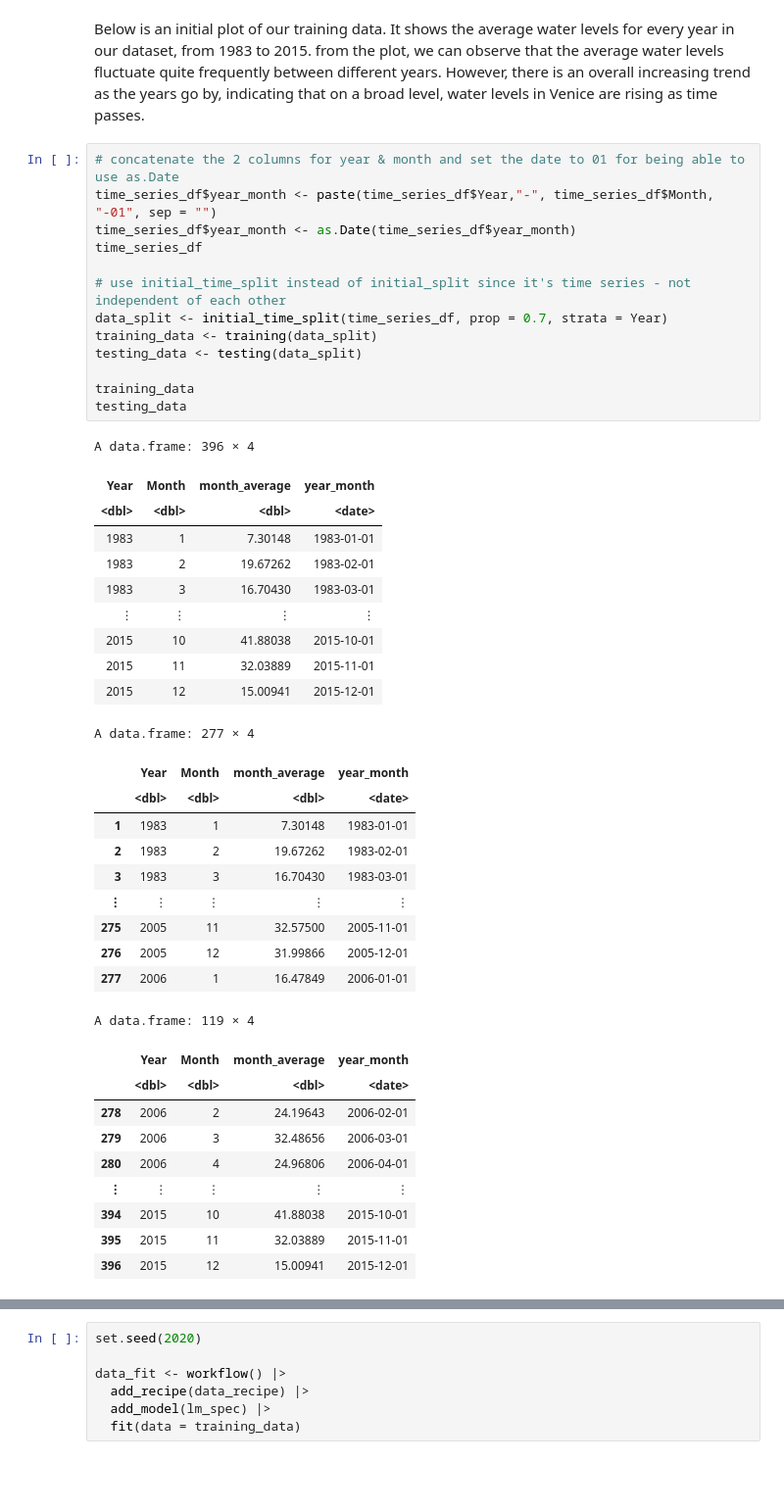
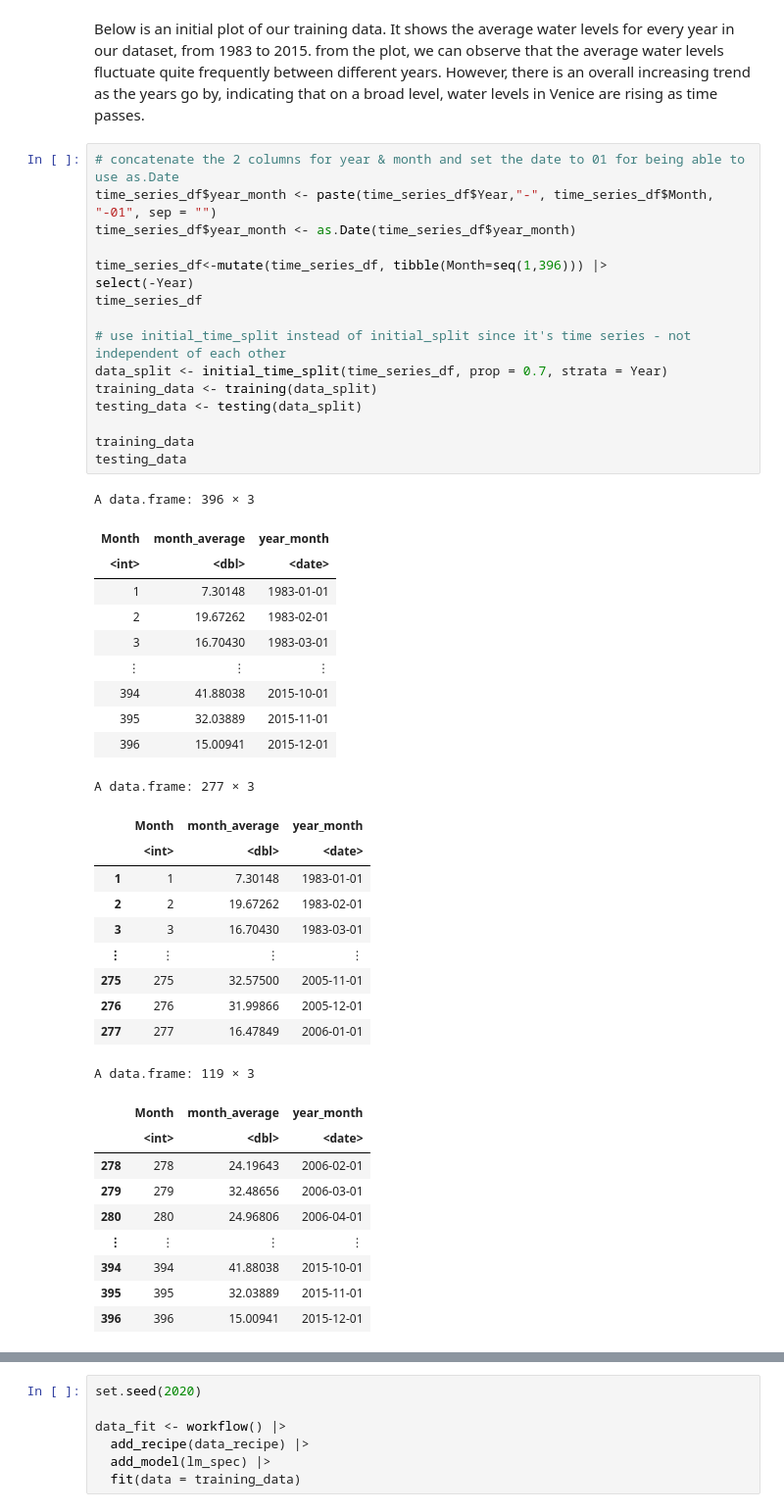
Before and after one commit to Applemyp/dsci100-group36-project, a Jupyter notebook: Group Project Report.ipynb, the cells around one changed output, grey strips where cells are left out. Shown at 98% size. Drawn from its saved outputs; the diff is of its cells as text; blank space fills up the shorter version.

```diff
--- a/Group Project Report.ipynb
+++ b/Group Project Report.ipynb
@@ -74,46 +86,49 @@ Below is an initial plot of our training data. It shows the average water levels
 # %%
 # concatenate the 2 columns for year & month and set the date to 01 for being able to use as.Date
 time_series_df$year_month <- paste(time_series_df$Year,"-", time_series_df$Month, "-01", sep = "")
 time_series_df$year_month <- as.Date(time_series_df$year_month)
+
+time_series_df<-mutate(time_series_df, tibble(Month=seq(1,396))) |>
+select(-Year)
 time_series_df
 
 # use initial_time_split instead of initial_split since it's time series - not independent of each other
 data_split <- initial_time_split(time_series_df, prop = 0.7, strata = Year)
 training_data <- training(data_split)
 testing_data <- testing(data_split)
 
 training_data
 testing_data
 # %% [output]
-A data.frame: 396 × 4
+A data.frame: 396 × 3
-| Year | Month | month_average | year_month |
-| <dbl> | <dbl> | <dbl> | <date> |
-| 1983 | 1 | 7.30148 | 1983-01-01 |
-| 1983 | 2 | 19.67262 | 1983-02-01 |
-| 1983 | 3 | 16.70430 | 1983-03-01 |
-| ⋮ | ⋮ | ⋮ | ⋮ |
-| 2015 | 10 | 41.88038 | 2015-10-01 |
-| 2015 | 11 | 32.03889 | 2015-11-01 |
-| 2015 | 12 | 15.00941 | 2015-12-01 |
+| Month | month_average | year_month |
+| <int> | <dbl> | <date> |
+| 1 | 7.30148 | 1983-01-01 |
+| 2 | 19.67262 | 1983-02-01 |
+| 3 | 16.70430 | 1983-03-01 |
+| ⋮ | ⋮ | ⋮ |
+| 394 | 41.88038 | 2015-10-01 |
+| 395 | 32.03889 | 2015-11-01 |
+| 396 | 15.00941 | 2015-12-01 |
-A data.frame: 277 × 4
+A data.frame: 277 × 3
-|  | Year | Month | month_average | year_month |
-|  | <dbl> | <dbl> | <dbl> | <date> |
-| 1 | 1983 | 1 | 7.30148 | 1983-01-01 |
-| 2 | 1983 | 2 | 19.67262 | 1983-02-01 |
-| 3 | 1983 | 3 | 16.70430 | 1983-03-01 |
-| ⋮ | ⋮ | ⋮ | ⋮ | ⋮ |
-| 275 | 2005 | 11 | 32.57500 | 2005-11-01 |
-| 276 | 2005 | 12 | 31.99866 | 2005-12-01 |
-| 277 | 2006 | 1 | 16.47849 | 2006-01-01 |
+|  | Month | month_average | year_month |
+|  | <int> | <dbl> | <date> |
+| 1 | 1 | 7.30148 | 1983-01-01 |
+| 2 | 2 | 19.67262 | 1983-02-01 |
+| 3 | 3 | 16.70430 | 1983-03-01 |
+| ⋮ | ⋮ | ⋮ | ⋮ |
+| 275 | 275 | 32.57500 | 2005-11-01 |
+| 276 | 276 | 31.99866 | 2005-12-01 |
+| 277 | 277 | 16.47849 | 2006-01-01 |
-A data.frame: 119 × 4
+A data.frame: 119 × 3
-|  | Year | Month | month_average | year_month |
-|  | <dbl> | <dbl> | <dbl> | <date> |
-| 278 | 2006 | 2 | 24.19643 | 2006-02-01 |
-| 279 | 2006 | 3 | 32.48656 | 2006-03-01 |
-| 280 | 2006 | 4 | 24.96806 | 2006-04-01 |
-| ⋮ | ⋮ | ⋮ | ⋮ | ⋮ |
-| 394 | 2015 | 10 | 41.88038 | 2015-10-01 |
-| 395 | 2015 | 11 | 32.03889 | 2015-11-01 |
-| 396 | 2015 | 12 | 15.00941 | 2015-12-01 |
+|  | Month | month_average | year_month |
+|  | <int> | <dbl> | <date> |
+| 278 | 278 | 24.19643 | 2006-02-01 |
+| 279 | 279 | 32.48656 | 2006-03-01 |
+| 280 | 280 | 24.96806 | 2006-04-01 |
+| ⋮ | ⋮ | ⋮ | ⋮ |
+| 394 | 394 | 41.88038 | 2015-10-01 |
+| 395 | 395 | 32.03889 | 2015-11-01 |
+| 396 | 396 | 15.00941 | 2015-12-01 |
 # %%
 graph_data <- training_data|>
```
Also changed, not shown: parts of 9 cells of this notebook.
